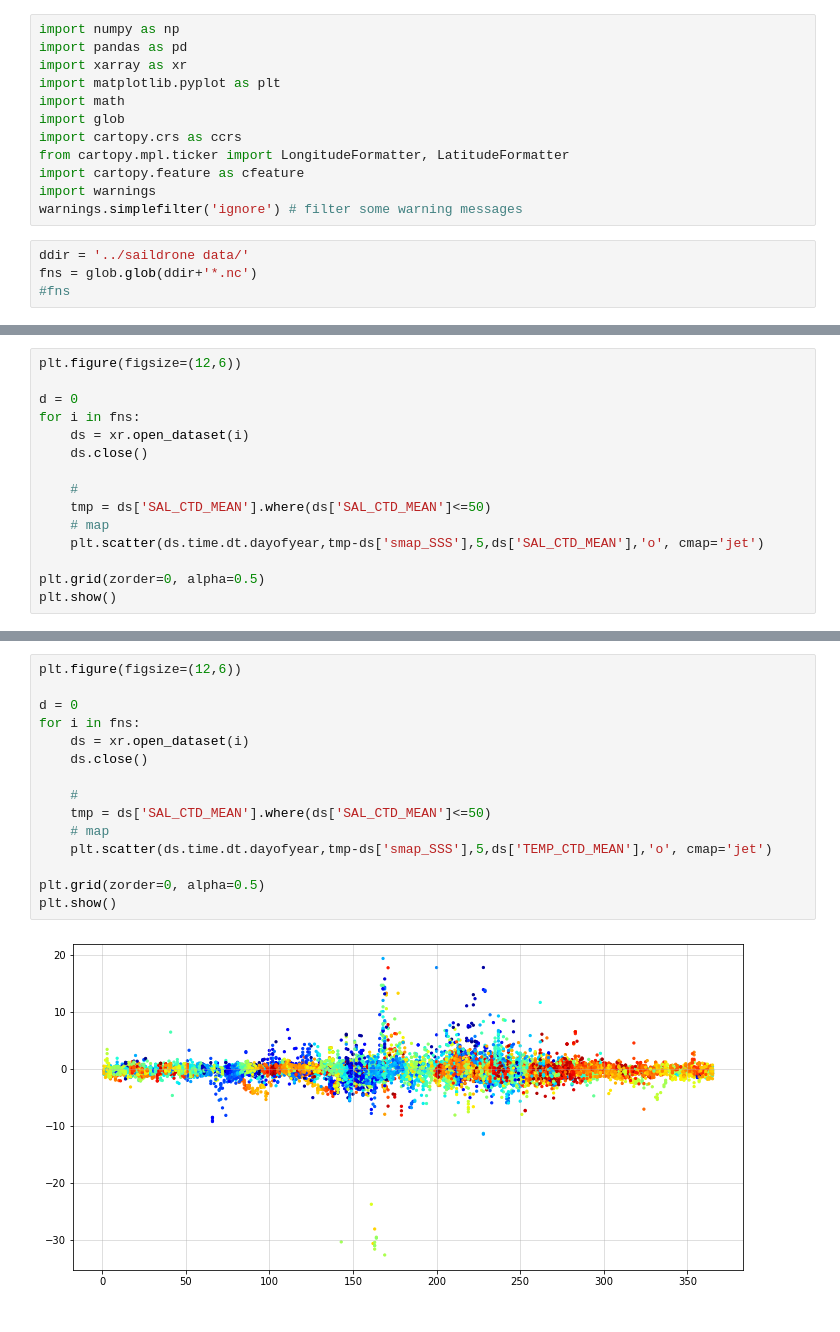
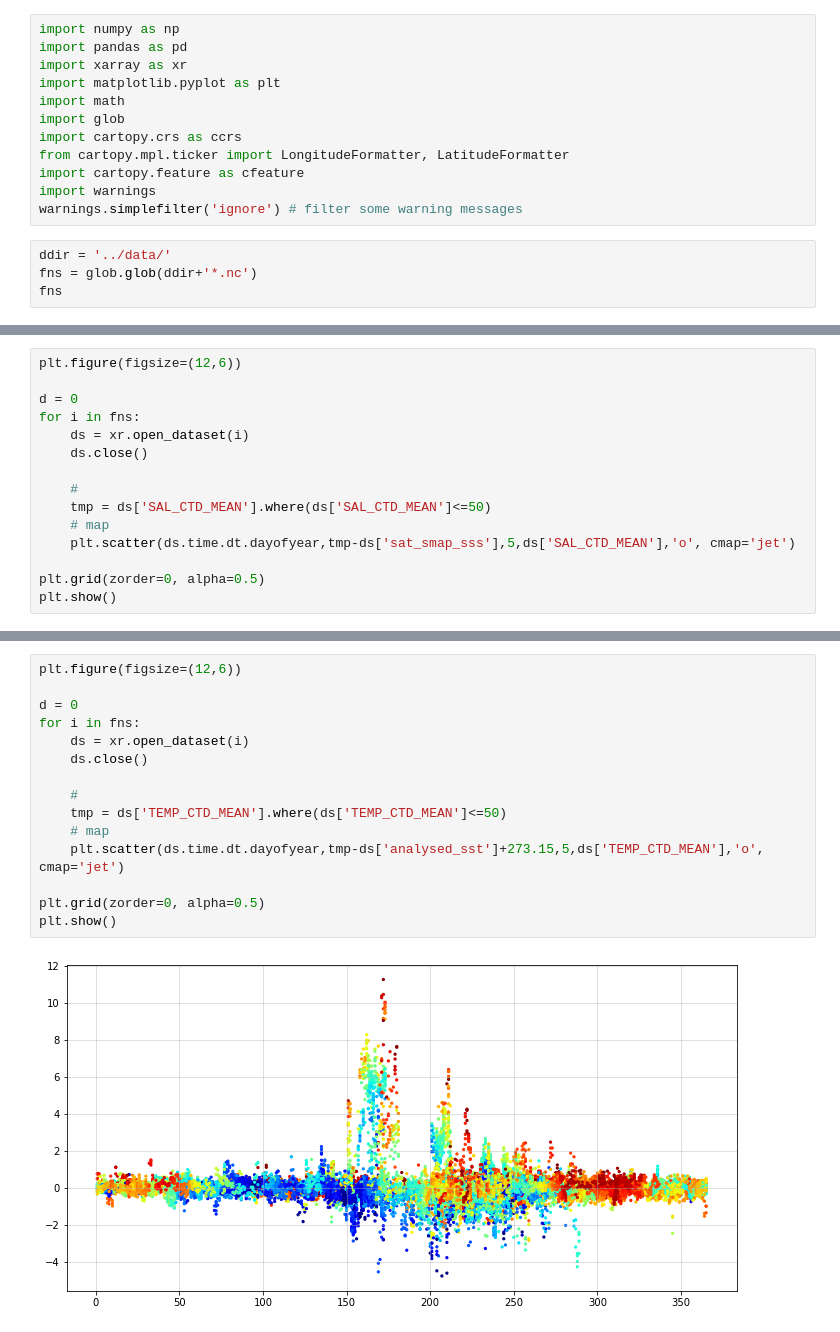
Before and after one commit to marisolgr/2022_SummerInternship_FarallonInstitute, a Jupyter notebook: marisol/Q1_salinity_validation_permonth.ipynb, the cells around one changed output, grey strips where cells are left out. Saved outputs shown, nothing was run; the diff lists cells and outputs as text.

Commit message:
data and folders

```diff
--- a/marisol/Q1_salinity_validation_permonth.ipynb
+++ b/marisol/Q1_salinity_validation_permonth.ipynb
@@ -13,6 +13,6 @@ import cartopy.feature as cfeature
 import warnings
 warnings.simplefilter('ignore') # filter some warning messages
 # %%
-ddir = '../saildrone data/'
+ddir = '../data/'
 fns = glob.glob(ddir+'*.nc')
-#fns
+fns
@@ -27,7 +45,7 @@ for i in fns:
     #
     tmp = ds['SAL_CTD_MEAN'].where(ds['SAL_CTD_MEAN']<=50)
     # map
-    plt.scatter(ds.time.dt.dayofyear,tmp-ds['smap_SSS'],5,ds['SAL_CTD_MEAN'],'o', cmap='jet')
+    plt.scatter(ds.time.dt.dayofyear,tmp-ds['sat_smap_sss'],5,ds['SAL_CTD_MEAN'],'o', cmap='jet')
 
 plt.grid(zorder=0, alpha=0.5)
 plt.show()
@@ -36,17 +54,17 @@ plt.show()
 # %%
 plt.figure(figsize=(12,6))
 
 d = 0
 for i in fns:
     ds = xr.open_dataset(i)
     ds.close()
 
     #
-    tmp = ds['SAL_CTD_MEAN'].where(ds['SAL_CTD_MEAN']<=50)
+    tmp = ds['TEMP_CTD_MEAN'].where(ds['TEMP_CTD_MEAN']<=50)
     # map
-    plt.scatter(ds.time.dt.dayofyear,tmp-ds['smap_SSS'],5,ds['TEMP_CTD_MEAN'],'o', cmap='jet')
+    plt.scatter(ds.time.dt.dayofyear,tmp-ds['analysed_sst']+273.15,5,ds['TEMP_CTD_MEAN'],'o', cmap='jet')
 
 plt.grid(zorder=0, alpha=0.5)
 plt.show()
 # %% [output]
-[figure, old version]
+[figure, new version]
```
Also changed, not shown: parts of 2 cells of this notebook, 35 other files.
